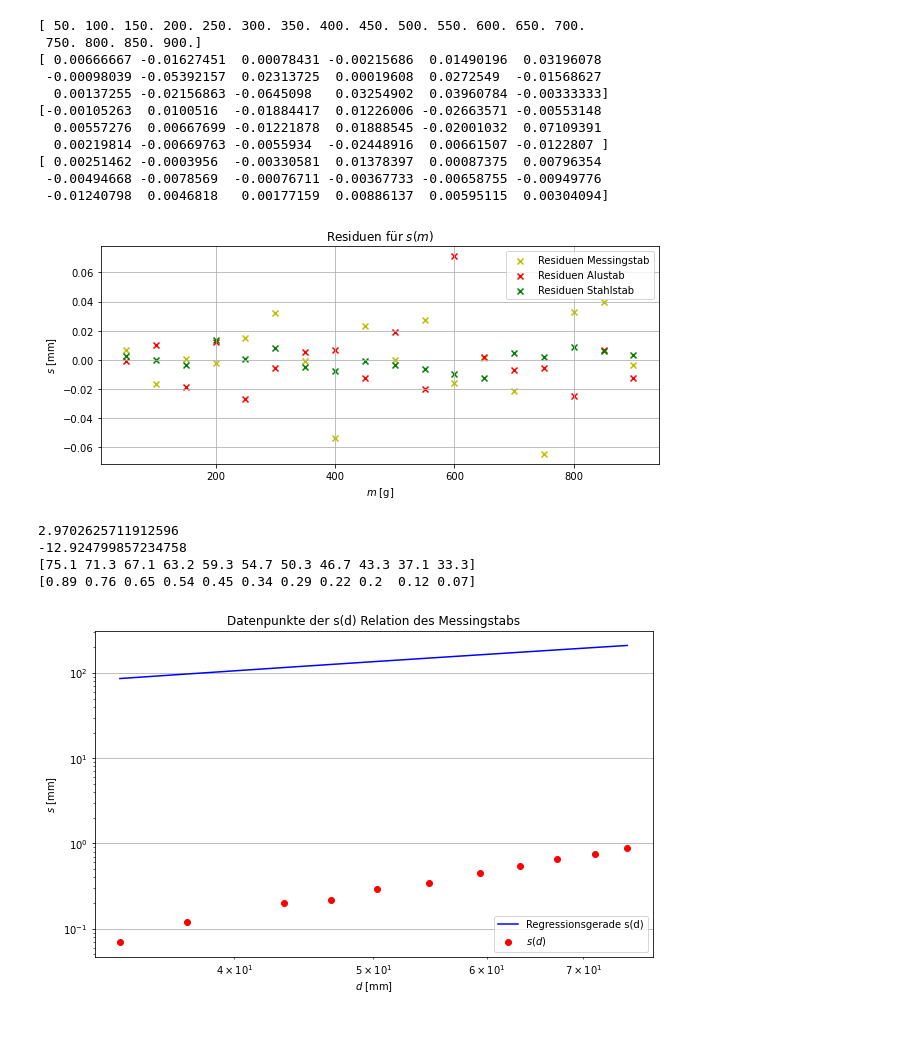
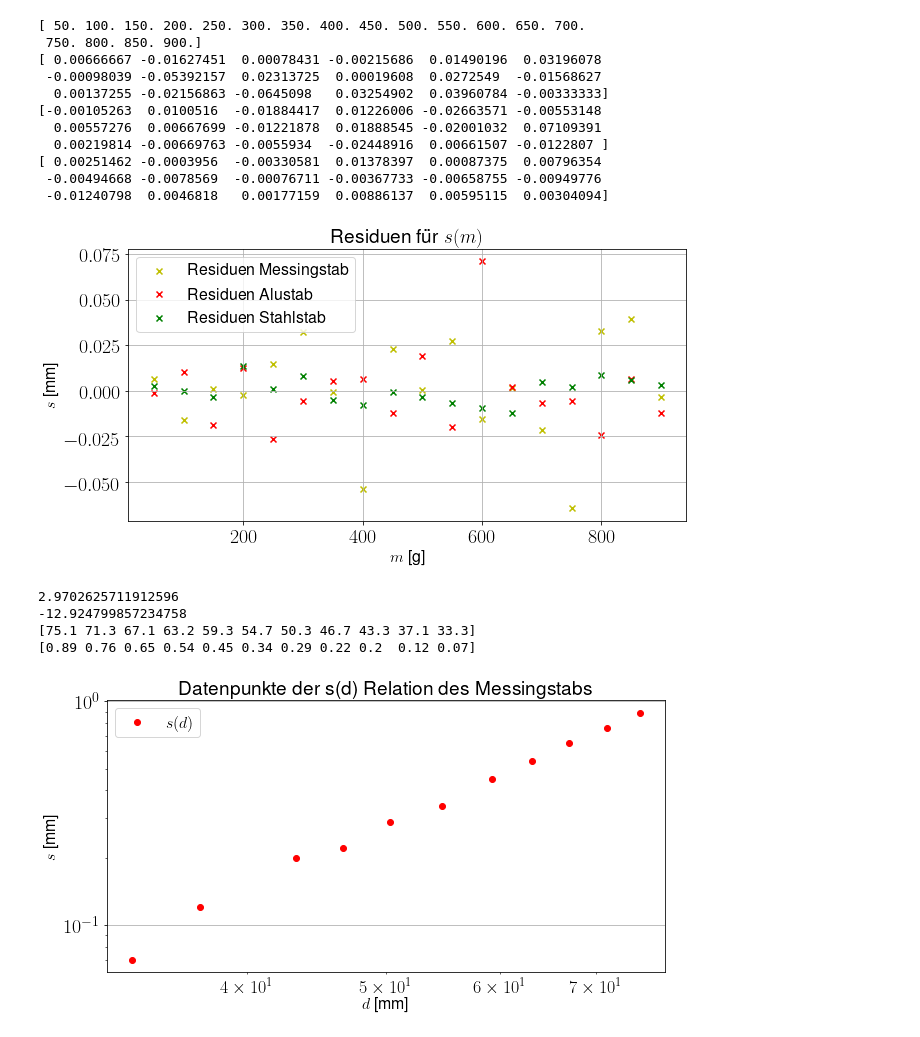
Before and after one commit to AP1ACC/V1, a Jupyter notebook: V6/V6.ipynb, the cells around one changed output. Cells and saved outputs as stored; diff of their text form; code cells hidden in the pictures.

```diff
--- a/V6/V6.ipynb
+++ b/V6/V6.ipynb
@@ -188,7 +189,17 @@ flaeche_h = (pc.pi*a_r_h**2-pc.pi*i_r_h**2)/(10**6)
 biege_v = (pc.pi*(a_r_v**4-i_r_v**4)/4)/(10**12)
 biege_h = (pc.pi*(a_r_h**4-i_r_h**4)/4)/(10**12)
 # %%
+
+rcParams['font.size'] = 16
+rcParams['font.weight'] = 'bold'
+rcParams['text.usetex'] = True
+rcParams['font.family'] = 'sans-serif'
+rcParams['font.sans-serif'] = ['Helvetica']
+
 fig, ax = plt.subplots(figsize=(10,8))
+
+ax.tick_params(axis='both', which='major', labelsize=20)
+ax.tick_params(axis='both', which='minor', labelsize=18)
 
 ax.scatter(m, mess, color='r', label='Messingstab Datenpunkte')
 ax.scatter(m, alu, color='g', label='Alustab Datenpunkte')
@@ -250,39 +262,45 @@ US Steigung Stahl, Abschnitt Stahl 6.455793704957955e-06 0.00349399022547796
 # %%
-fig, ax = plt.subplots(figsize=(10,4))
+fig, ax = plt.subplots(figsize=(10,5))
+
+ax.tick_params(axis='both', which='major', labelsize=20)
+ax.tick_params(axis='both', which='minor', labelsize=18)
 
 res_mess = (mess- (x*b_mess + a_mess))
 res_alu = (alu- (x*b_alu + a_alu))
 res_stahl = (stahl- (x*b_stahl + a_stahl))
 
 ax.scatter(x, res_mess, color='y', marker='x', label='Residuen Messingstab')
 ax.scatter(x, res_alu, color='r', marker='x',label='Residuen Alustab')
 ax.scatter(x, res_stahl, color='g', marker='x',label='Residuen Stahlstab')
 
 print(x)
 print(res_mess)
 print(res_alu)
 print(res_stahl)
 
 ax.set(xlabel=r'$m$ [g]', ylabel=r'$s$ [mm]', title=r'Residuen für $s(m)$')
 ax.legend()
 ax.grid()
 
 fig.savefig("s(m)_residuen.png")
 # %% [output]
 [ 50. 100. 150. 200. 250. 300. 350. 400. 450. 500. 550. 600. 650. 700.
  750. 800. 850. 900.]
 [ 0.00666667 -0.01627451  0.00078431 -0.00215686  0.01490196  0.03196078
  -0.00098039 -0.05392157  0.02313725  0.00019608  0.0272549  -0.01568627
   0.00137255 -0.02156863 -0.0645098   0.03254902  0.03960784 -0.00333333]
 [-0.00105263  0.0100516  -0.01884417  0.01226006 -0.02663571 -0.00553148
   0.00557276  0.00667699 -0.01221878  0.01888545 -0.02001032  0.07109391
   0.00219814 -0.00669763 -0.0055934  -0.02448916  0.00661507 -0.0122807 ]
 [ 0.00251462 -0.0003956  -0.00330581  0.01378397  0.00087375  0.00796354
  -0.00494668 -0.0078569  -0.00076711 -0.00367733 -0.00658755 -0.00949776
  -0.01240798  0.0046818   0.00177159  0.00886137  0.00595115  0.00304094]
-[figure, old version]
+[figure, new version]
 # %%
-fig, ax = plt.subplots(figsize=(10,6))
+fig, ax = plt.subplots(figsize=(10,5))
+
+ax.tick_params(axis='both', which='major', labelsize=20)
+ax.tick_params(axis='both', which='minor', labelsize=18)
 
 ax.set_xscale('log')
 ax.set_yscale('log')
@@ -294,7 +312,7 @@ a_d, b_d = bestA(np.log(d), np.log(s)), bestB(np.log(d), np.log(s))
 print(b_d)
 print(a_d)
 
-ax.plot(d, d*b_d + a_d, color='b', label='Regressionsgerade s(d)')
+#ax.plot(d, d*b_d + a_d, color='b', label='Regressionsgerade s(d)')
 
 ax.set(xlabel=r'$d$ [mm]', ylabel=r'$s$ [mm]', title='Datenpunkte der s(d) Relation des Messingstabs')
 ax.legend()
@@ -309,5 +327,5 @@ fig.savefig("s(d).png")
 -12.924799857234758
 [75.1 71.3 67.1 63.2 59.3 54.7 50.3 46.7 43.3 37.1 33.3]
 [0.89 0.76 0.65 0.54 0.45 0.34 0.29 0.22 0.2  0.12 0.07]
-[figure, old version]
+[figure, new version]
 # %%
```
Also changed, not shown: parts of 6 cells of this notebook, 7 other files.
